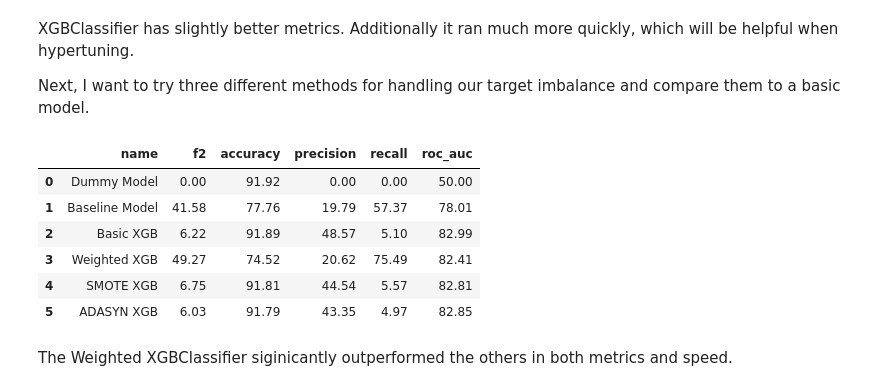
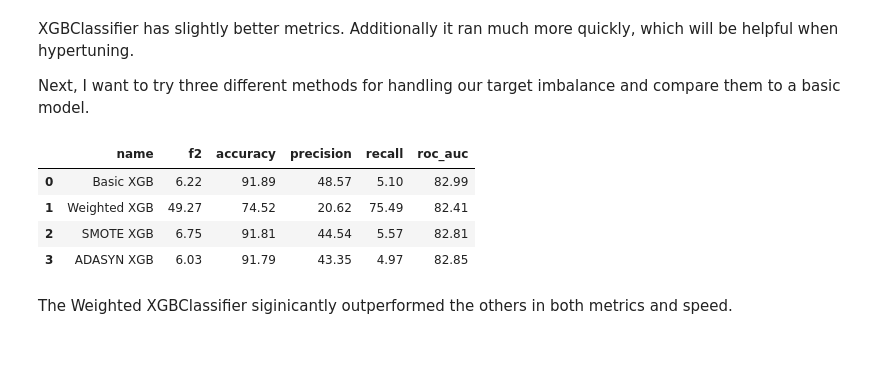
Before and after one commit to rlodetti/classification_project, a Jupyter notebook: Classification Project- Predicting Cardiovascular Disease.ipynb, the cells around one changed output. Drawn from its saved outputs; the diff is of its cells as text; code cells hidden in the pictures; blank space fills up the shorter version.

```diff
--- a/Classification Project- Predicting Cardiovascular Disease.ipynb
+++ b/Classification Project- Predicting Cardiovascular Disease.ipynb
@@ -280,9 +282,12 @@ ml3 = []
 for key in classifiers:
     classifier = classifiers[key]
     pipe = Pipeline(steps=[('ct', ct), (key, classifier)])
-
-    model = pipe.fit(X_train, y_train)
-    ml3, mdf3 = model_scores(model, X_train, y_train, model_list=ml3, model_name=key)
+# Commenting out to save time
+#     model = pipe.fit(X_train, y_train)
+#     ml3, mdf3 = model_scores(model, X_train, y_train, model_list=ml3, model_name=key)
+# mdf3
+with open('pickles/main_model_selection.pkl', 'rb') as file:
+    mdf3 = pickle.load(file)
 mdf3
 # %% [output]
 |  | name | f2 | accuracy | precision | recall | roc_auc |
@@ -295,47 +300,47 @@ Next, I want to try three different methods for handling our target imbalance an
 # %%
 # Choose between XGBClassifier Variants
 
 # Basic model for comparison
 pipe = Pipeline(steps=[('ct', ct), ('xgb', XGBClassifier(random_state=12))])
-xgb_model = pipe.fit(X_train, y_train)
-ml4, mdf4 = model_scores(xgb_model, X_train, y_train, model_name="Basic XGB")
+# xgb_model = pipe.fit(X_train, y_train)
+# ml4, mdf4 = model_scores(xgb_model, X_train, y_train, model_list=[], model_name="Basic XGB")
 
 # Using the scale_pos_weight parameter to add weight to the minority class.
 # The specific number used is the ratio of negative class to the positive class.
-num_negatives = (y_train==0).sum()
-num_positives = (y_train==1).sum()
+num_negatives = (y_train == 0).sum()
+num_positives = (y_train == 1).sum()
 neg_pos_ratio = num_negatives / num_positives
-neg_pos_ratio
 
-pipe = Pipeline(steps=[('ct',ct),
-                       ('xgb', XGBClassifier(random_state=12, scale_pos_weight=neg_pos_ratio))])
-xgb_weighted = pipe.fit(X_train, y_train)
-ml4, mdf4 = model_scores(xgb_weighted, X_train, y_train, model_list=ml4, model_name="Weighted XGB")
+pipe = Pipeline(steps=[(
+    'ct',
+    ct), ('xgb',
+          XGBClassifier(random_state=12, scale_pos_weight=neg_pos_ratio))])
+# xgb_weighted = pipe.fit(X_train, y_train)
+# ml4, mdf4 = model_scores(xgb_weighted, X_train, y_train, model_list=ml4, model_name="Weighted XGB")
 
 # Using SMOTE to oversample the positive class.
-pipe = ImPipeline(steps=[('ct', ct),
-                         ('ss', StandardScaler()),
-                         ('sm', SMOTE(random_state=12)),
-                         ('xgb', XGBClassifier(random_state=12))])
-xgb_smote = pipe.fit(X_train, y_train)
-ml4, mdf4 = model_scores(xgb_smote, X_train, y_train, model_list=ml4,  model_name="SMOTE XGB")
+pipe = ImPipeline(
+    steps=[('ct', ct), ('ss', StandardScaler()), ('sm', SMOTE(
+        random_state=12)), ('xgb', XGBClassifier(random_state=12))])
+# xgb_smote = pipe.fit(X_train, y_train)
+# ml4, mdf4 = model_scores(xgb_smote, X_train, y_train, model_list=ml4,  model_name="SMOTE XGB")
 
 # Using ADASYN to oversample the positive class.
-pipe = ImPipeline(steps=[('ct', ct),
-                         ('ss', StandardScaler()),
-                         ('sm', ADASYN(random_state=12)),
-                         ('xgb', XGBClassifier(random_state=12))])
-xgb_adasyn = pipe.fit(X_train, y_train)
-ml4, mdf4 = model_scores(xgb_adasyn, X_train, y_train, model_list=ml4, model_name="ADASYN XGB")
+pipe = ImPipeline(
+    steps=[('ct', ct), ('ss', StandardScaler()), ('sm', ADASYN(
+        random_state=12)), ('xgb', XGBClassifier(random_state=12))])
+# xgb_adasyn = pipe.fit(X_train, y_train)
+# ml4, mdf4 = model_scores(xgb_adasyn, X_train, y_train, model_list=ml4, model_name="ADASYN XGB")
+
+with open('pickles/xgb_selection.pkl', 'rb') as file:
+    mdf4 = pickle.load(file)
 mdf4
 # %% [output]
 |  | name | f2 | accuracy | precision | recall | roc_auc |
-| 0 | Dummy Model | 0.00 | 91.92 | 0.00 | 0.00 | 50.00 |
-| 1 | Baseline Model | 41.58 | 77.76 | 19.79 | 57.37 | 78.01 |
-| 2 | Basic XGB | 6.22 | 91.89 | 48.57 | 5.10 | 82.99 |
-| 3 | Weighted XGB | 49.27 | 74.52 | 20.62 | 75.49 | 82.41 |
-| 4 | SMOTE XGB | 6.75 | 91.81 | 44.54 | 5.57 | 82.81 |
-| 5 | ADASYN XGB | 6.03 | 91.79 | 43.35 | 4.97 | 82.85 |
+| 0 | Basic XGB | 6.22 | 91.89 | 48.57 | 5.10 | 82.99 |
+| 1 | Weighted XGB | 49.27 | 74.52 | 20.62 | 75.49 | 82.41 |
+| 2 | SMOTE XGB | 6.75 | 91.81 | 44.54 | 5.57 | 82.81 |
+| 3 | ADASYN XGB | 6.03 | 91.79 | 43.35 | 4.97 | 82.85 |
 # %% [markdown]
 The Weighted XGBClassifier siginicantly outperformed the others in both metrics and speed.
 # %% [markdown]
```
Also changed, not shown: parts of 29 cells of this notebook, 9 other files.
